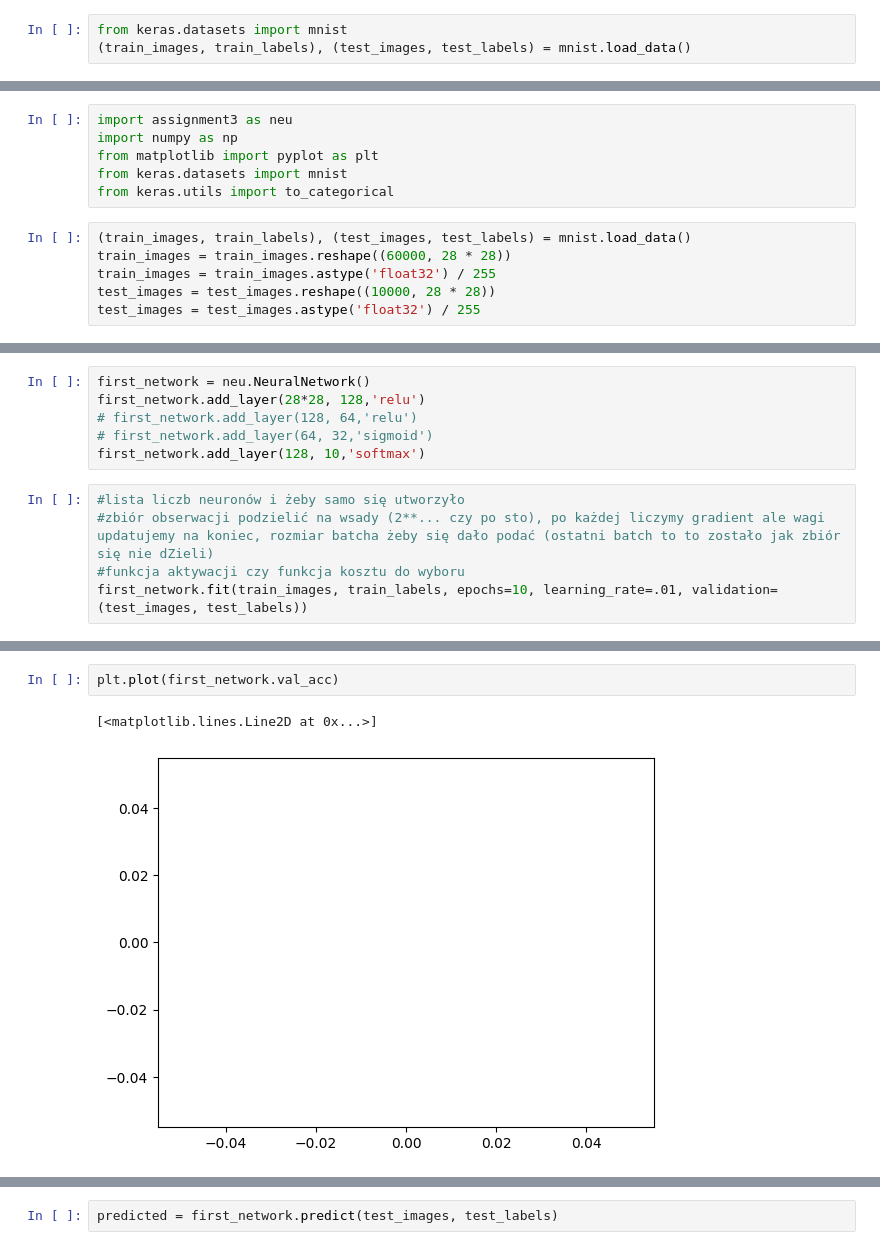
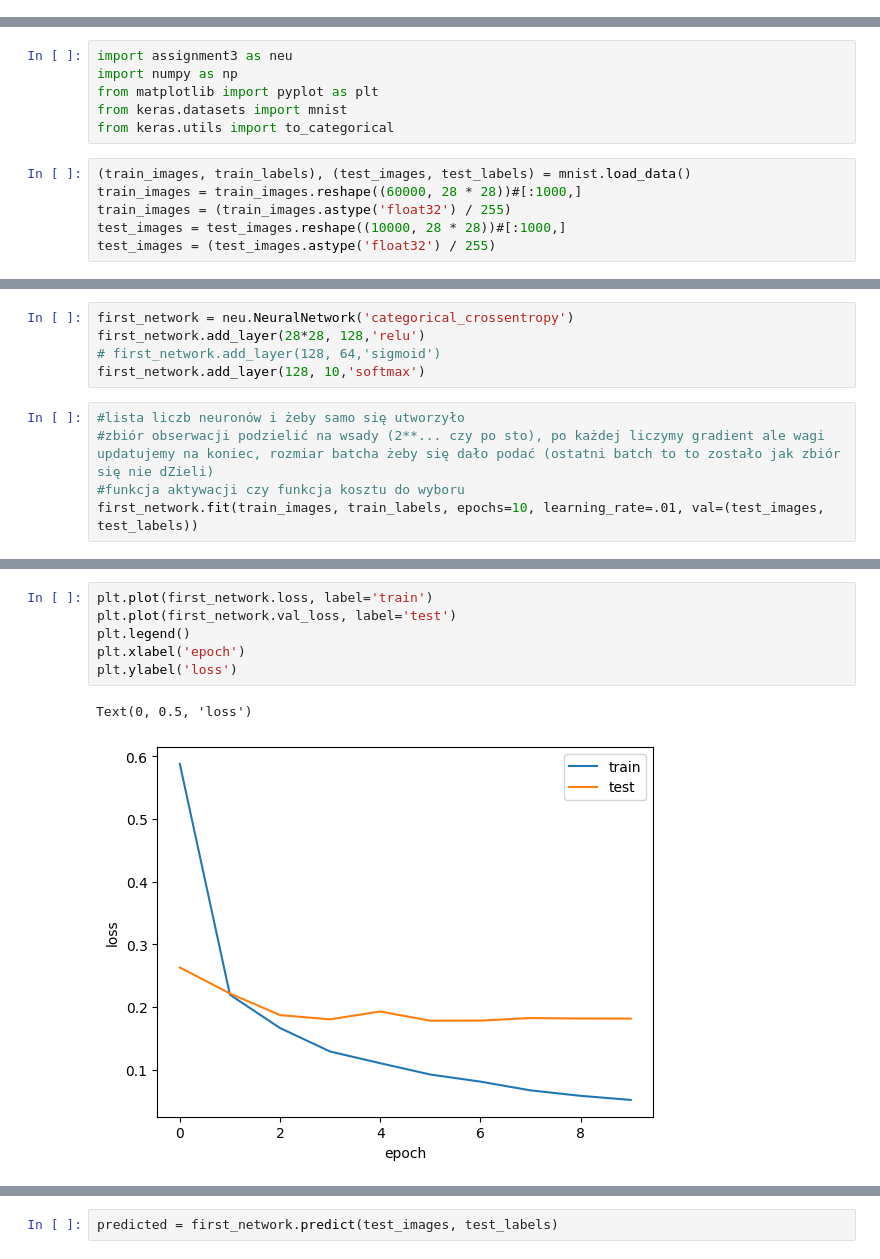
Before and after one commit to Swinkawkrawacie/Machine_learning, a Jupyter notebook: assignment_3/assignment3.ipynb, the cells around one changed output, grey strips where cells are left out. Cells and saved outputs as stored; diff of their text form.

Commit message:
Visualization (2 first models)

```diff
--- a/assignment_3/assignment3.ipynb
+++ b/assignment_3/assignment3.ipynb
@@ -79,3 +0,0 @@ class NeuralNetwork:
-# %%
-from keras.datasets import mnist
-(train_images, train_labels), (test_images, test_labels) = mnist.load_data()
@@ -124,7 +8,7 @@ from keras.datasets import mnist
 from keras.utils import to_categorical
 # %%
 (train_images, train_labels), (test_images, test_labels) = mnist.load_data()
-train_images = train_images.reshape((60000, 28 * 28))
-train_images = train_images.astype('float32') / 255
-test_images = test_images.reshape((10000, 28 * 28))
-test_images = test_images.astype('float32') / 255
+train_images = train_images.reshape((60000, 28 * 28))#[:1000,]
+train_images = (train_images.astype('float32') / 255)
+test_images = test_images.reshape((10000, 28 * 28))#[:1000,]
+test_images = (test_images.astype('float32') / 255)
@@ -134,12 +22,11 @@ test_labels = to_categorical(test_labels)
 # %%
-first_network = neu.NeuralNetwork()
+first_network = neu.NeuralNetwork('categorical_crossentropy')
 first_network.add_layer(28*28, 128,'relu')
-# first_network.add_layer(128, 64,'relu')
-# first_network.add_layer(64, 32,'sigmoid')
+# first_network.add_layer(128, 64,'sigmoid')
 first_network.add_layer(128, 10,'softmax')
 # %%
 #lista liczb neuronów i żeby samo się utworzyło
 #zbiór obserwacji podzielić na wsady (2**... czy po sto), po każdej liczymy gradient ale wagi updatujemy na koniec, rozmiar batcha żeby się dało podać (ostatni batch to to zostało jak zbiór się nie dZieli)
 #funkcja aktywacji czy funkcja kosztu do wyboru
-first_network.fit(train_images, train_labels, epochs=10, learning_rate=.01, validation=(test_images, test_labels))
+first_network.fit(train_images, train_labels, epochs=10, learning_rate=.01, val=(test_images, test_labels))
 # %% [output]
@@ -158,5 +53,9 @@ plt.plot(first_network.acc)
-# %%
-plt.plot(first_network.val_acc)
-# %% [output]
-[<matplotlib.lines.Line2D at 0x...>]
-[figure, removed]
+# %%
+plt.plot(first_network.loss, label='train')
+plt.plot(first_network.val_loss, label='test')
+plt.legend()
+plt.xlabel('epoch')
+plt.ylabel('loss')
+# %% [output]
+Text(0, 0.5, 'loss')
+[figure, added]
```
Also changed, not shown: parts of 28 cells of this notebook.
